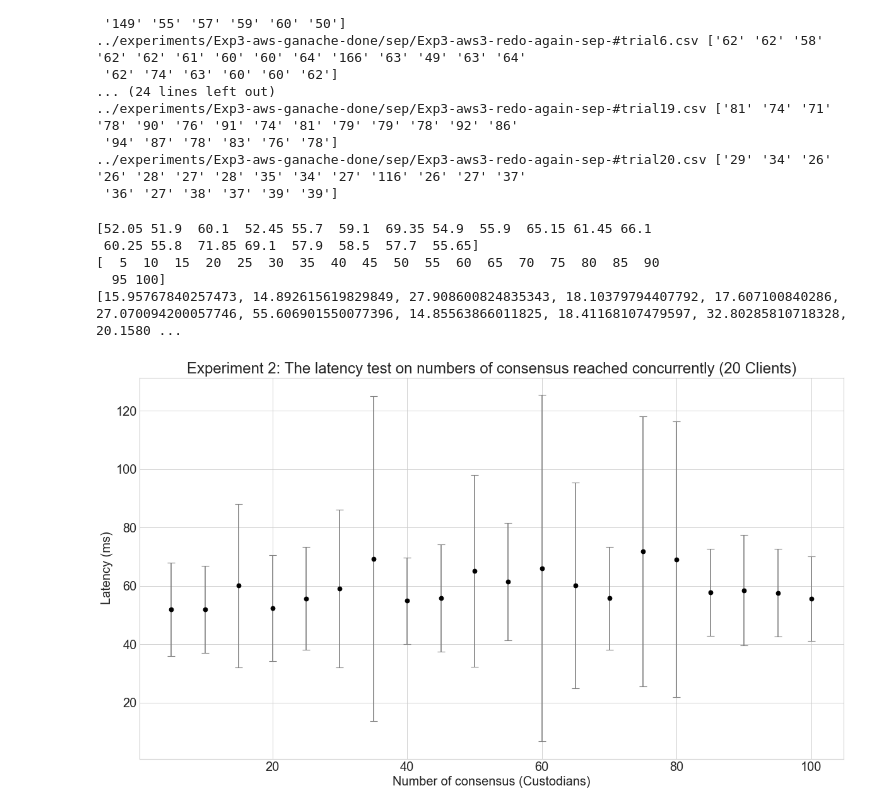
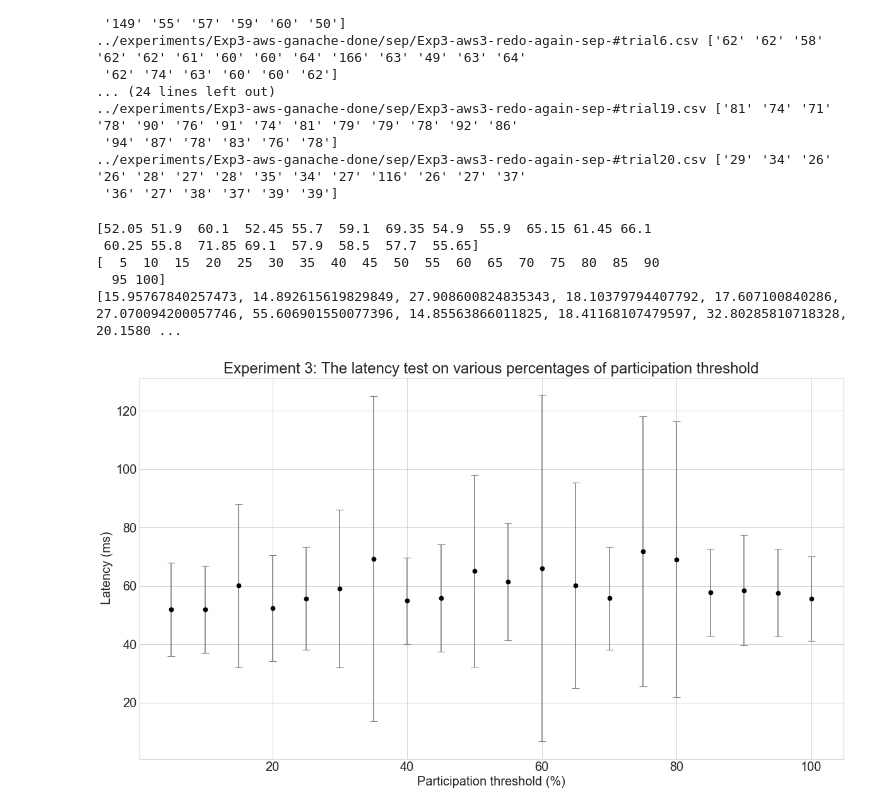
Before and after one commit to Turing-Space/Practical-Decentralized-Oracle, a Jupyter notebook: plotting/plotnew.ipynb, the cells around one changed output. Saved outputs shown, nothing was run; the diff lists cells and outputs as text; code cells hidden in the pictures.

```diff
--- a/plotting/plotnew.ipynb
+++ b/plotting/plotnew.ipynb
@@ -81,24 +81,24 @@ for r in rows_t:
 # %%
 x = np.arange(5,101,5)
 # x = np.arange(10,101,10)
 y = np.asarray(y)
 print(y)
 print(x)
 print(err)
 
 plt.figure(num=None, figsize=(18, 10), dpi=80, facecolor='w', edgecolor='k')
 plt.rcParams.update({'font.size': 18})
 # plt.xticks(np.arange(0, 21, step=1))
 # plt.yticks(np.arange(0, 70000, step=10000))
 # plt.xlabel("Number of consensuses (Custodian)")
-plt.xlabel("Number of consensus (Custodians)")
+plt.xlabel("Participation threshold (%)")
 plt.ylabel("Latency (ms)")
-plt.title("Experiment 2: The latency test on numbers of consensus reached concurrently (20 Clients)")
+plt.title("Experiment 3: The latency test on various percentages of participation threshold")
 plt.errorbar(x, y, err, fmt="ok", capsize=5, ecolor="grey");
 # %% [output]
 [52.05 51.9  60.1  52.45 55.7  59.1  69.35 54.9  55.9  65.15 61.45 66.1
  60.25 55.8  71.85 69.1  57.9  58.5  57.7  55.65]
 [  5  10  15  20  25  30  35  40  45  50  55  60  65  70  75  80  85  90
   95 100]
 [15.95767840257473, 14.892615619829849, 27.908600824835343, 18.10379794407792, 17.607100840286, 27.070094200057746, 55.606901550077396, 14.85563866011825, 18.41168107479597, 32.80285810718328, 20.1580 ...
-[figure, old version]
+[figure, new version]
```
Also changed, not shown: 3 other files.
